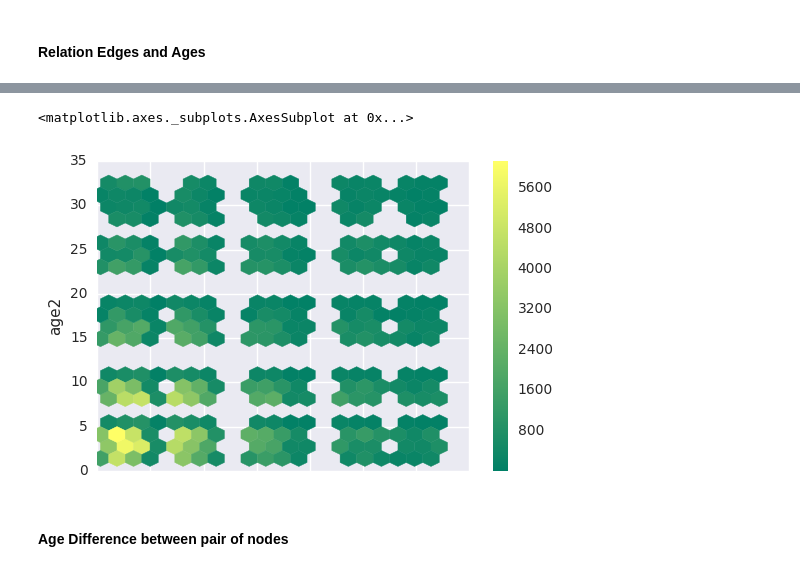
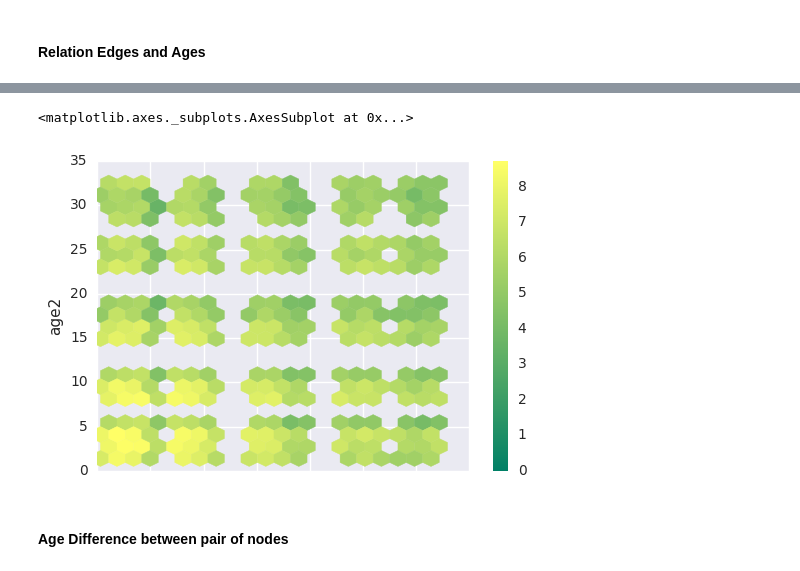
Before and after one commit to aschle/bees-sna, a Jupyter notebook: bib/Network_properties_30072016_08Uhr_10h_212px_3ilen_2gap_final.ipynb, the cells around one changed output, grey strips where cells are left out. Saved outputs shown, nothing was run; the diff lists cells and outputs as text; code cells hidden in the pictures.

```diff
--- a/bib/Network_properties_30072016_08Uhr_10h_212px_3ilen_2gap_final.ipynb
+++ b/bib/Network_properties_30072016_08Uhr_10h_212px_3ilen_2gap_final.ipynb
@@ -47,7 +45,9 @@ f = '10h_95conf_212dist_3ilen_2gap_600minutes_2016-07-30_08:00Uhr.graphml'
+# %%
+f = 'T1_10h_new_95conf_212dist_3ilen_2gap_600minutes_2016-08-14 08:00:00+00:00.graphml'
 # %%
 G = nx.read_graphml(f)
 # %%
-start = "2016-07-30"
+start = "2016-08-14"
 start_dt = datetime.datetime.strptime(start, "%Y-%m-%d").replace(tzinfo=pytz.UTC)
 # %%
 def plotDegreeDistribution(G, w):
@@ -289,12 +298,13 @@ weights['age2'] = weights.n2.apply(lambda x: aa.iloc[int(x)].age)
 # %%
 agePairs = Series(list(zip(weights.age1, weights.age2)))
 agePairsDF = DataFrame(agePairs.value_counts(), columns=['frequency']).reset_index().rename(columns={'index':'agePair'})
+agePairsDF.frequency = np.log(agePairsDF.frequency)
 a = agePairsDF.agePair.apply(pd.Series).rename(columns={0:'age1', 1: 'age2'})
 agePairsDF = pd.concat([agePairsDF,a], axis=1)
 agePairsDF.plot.hexbin(x='age1', y='age2', C='frequency', xlim=(0,35), ylim=(0,35), gridsize=200, cmap='summer')
 # %% [output]
 <matplotlib.axes._subplots.AxesSubplot at 0x...>
-[figure, old version]
+[figure, new version]
 # %% [markdown]
 #### Age Difference between pair of nodes
 # %%
```
Also changed, not shown: parts of 11 cells of this notebook, 3 other files.
